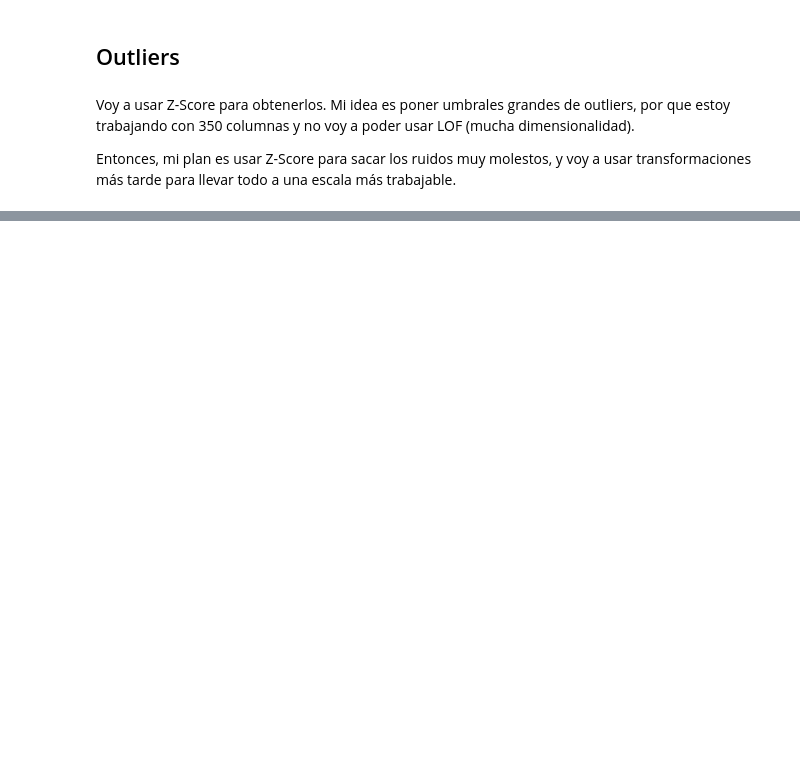
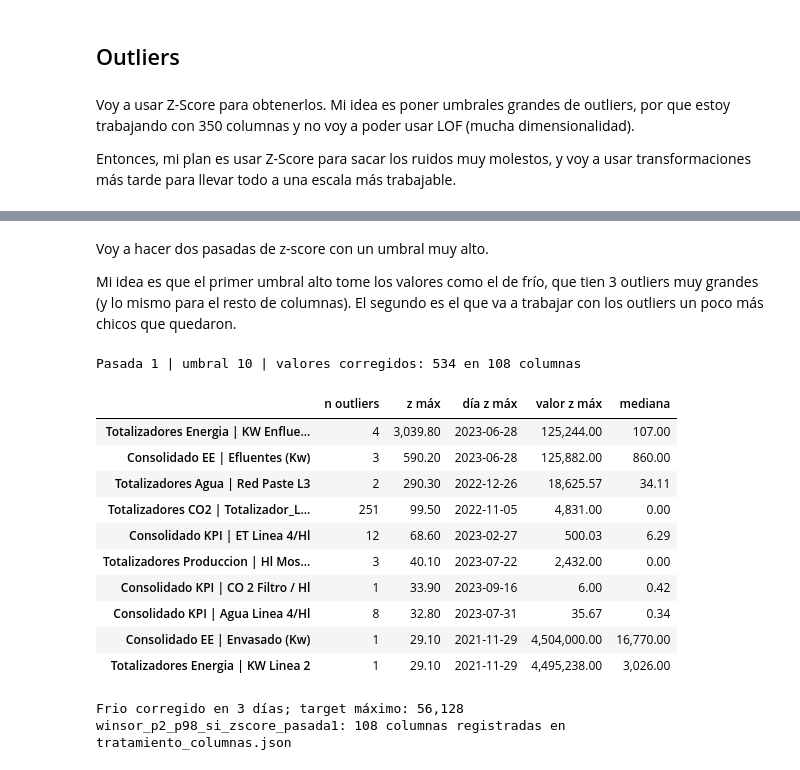
Before and after one commit to Marcjun/Cerveceria-LabDatosII, a Jupyter notebook: notebooks/preprocesado.ipynb, the cells around one changed output, grey strips where cells are left out. Cells and saved outputs as stored; diff of their text form; code cells hidden in the pictures; blank space fills up the shorter version.

```diff
--- a/notebooks/preprocesado.ipynb
+++ b/notebooks/preprocesado.ipynb
@@ -574,0 +595,4 @@ restos_redundantes: 6 columnas registradas en tratamiento_columnas.json
+# %%
+x_num = df_sin_resto.drop(columns="DIA")
+cols_cero = list(x_num.columns[(x_num == 0).all()])
+print(f"Columnas con todos sus valores en 0: {len(cols_cero)} de {x_num.shape[1]}")
@@ -574,0 +642,18 @@ restos_redundantes: 6 columnas registradas en tratamiento_columnas.json
+# %%
+df_sin_ident = df_sin_ident.sort_values("DIA").reset_index(drop=True)
+n_eval = round(len(df_sin_ident) * 0.15)   # días de validación y de test
+
+# Con test_size fijo y 2 cortes, TimeSeriesSplit da:
+#   corte 1: train = lo más antiguo (70 %)      | evaluación = los 15 % siguientes (validación)
+#   corte 2: train = train + validación (85 %)  | evaluación = el 15 % más reciente (test)
+(idx_train, idx_val), (_, idx_test) = TimeSeriesSplit(n_splits=2, test_size=n_eval).split(df_sin_ident)
+es_train = df_sin_ident.index.isin(idx_train)   # máscara para calcular los límites de outliers solo con train
+
+for nombre, idx in [("Train", idx_train), ("Validación", idx_val), ("Test", idx_test)]:
+    dias = df_sin_ident.loc[idx, "DIA"]
+    print(f"{nombre:<11} {len(idx):>4} días ({len(idx) / len(df_sin_ident):.1%}) | {dias.min().date()} -> {dias.max().date()}")
+
+# Se guardan los cortes para que el modelado y el pipeline usen exactamente los mismos
+registro_columnas["split"] = {nombre: str(df_sin_ident.loc[idx, "DIA"].max().date())
+                              for nombre, idx in [("fin_train", idx_train), ("fin_val", idx_val)]}
+ruta_columnas.write_text(json.dumps(registro_columnas, ensure_ascii=False, indent=2), encoding="utf-8")
@@ -689,0 +722,37 @@ Columnas con outliers después de winsorizar: 23
+# %% [markdown]
+Voy a hacer dos pasadas de z-score con un umbral muy alto.
+
+Mi idea es que el primer umbral alto tome los valores como el de frío, que tien 3 outliers muy grandes (y lo mismo para el resto de columnas). El segundo es el que va a trabajar con los outliers un poco más chicos que quedaron.
+# %%
+c_frio = "Consolidado EE | Frio (Kw)"
+# Fuera del análisis: calendario (codificado a propósito), metas (rellenadas con 1 provisoriamente)
+# y target (es Frio corrido un día: se corrige Frio y se recalcula)
+calendario = [c for c in df_sin_ident.columns
+              if c in ("DIA_SEMANA", "MES", "ESTACION", "FIN_SEMANA") or c.endswith(("_sin", "_cos"))]
+excluir_z = ["target", *calendario, *[c for c in metas if c in df_sin_ident.columns]]
+
+tabla_z1, mascara_z1 = outliers_zscore(df_sin_ident, umbral=UMBRAL_Z, excluir=excluir_z, filas_ref=es_train)
+df_out1, cols_out1 = winsorizar_marcados(df_sin_ident, mascara_z1, filas_ref=es_train)
+
+print(f"Pasada 1 | umbral {UMBRAL_Z} | valores corregidos: {mascara_z1.sum().sum()} en {len(cols_out1)} columnas")
+with pd.option_context("display.max_colwidth", None, "display.float_format", "{:,.2f}".format):
+    display(tabla_z1.head(10))
+
+print(f"Frio corregido en {mascara_z1[c_frio].sum()} días; target máximo: {df_out1['target'].max():,.0f}")
+
+registrar_tratamiento(cols_out1, "winsor_p2_p98_si_zscore_pasada1")
+# %% [output]
+Pasada 1 | umbral 10 | valores corregidos: 534 en 108 columnas
+|  | n outliers | z máx | día z máx | valor z máx | mediana |
+| Totalizadores Energia | KW Enflue... | 4 | 3,039.80 | 2023-06-28 | 125,244.00 | 107.00 |
+| Consolidado EE | Efluentes (Kw) | 3 | 590.20 | 2023-06-28 | 125,882.00 | 860.00 |
+| Totalizadores Agua | Red Paste L3 | 2 | 290.30 | 2022-12-26 | 18,625.57 | 34.11 |
+| Totalizadores CO2 | Totalizador_L... | 251 | 99.50 | 2022-11-05 | 4,831.00 | 0.00 |
+| Consolidado KPI | ET Linea 4/Hl | 12 | 68.60 | 2023-02-27 | 500.03 | 6.29 |
+| Totalizadores Produccion | Hl Mos... | 3 | 40.10 | 2023-07-22 | 2,432.00 | 0.00 |
+| Consolidado KPI | CO 2 Filtro / Hl | 1 | 33.90 | 2023-09-16 | 6.00 | 0.42 |
+| Consolidado KPI | Agua Linea 4/Hl | 8 | 32.80 | 2023-07-31 | 35.67 | 0.34 |
+| Consolidado EE | Envasado (Kw) | 1 | 29.10 | 2021-11-29 | 4,504,000.00 | 16,770.00 |
+| Totalizadores Energia | KW Linea 2 | 1 | 29.10 | 2021-11-29 | 4,495,238.00 | 3,026.00 |
+Frio corregido en 3 días; target máximo: 56,128
+winsor_p2_p98_si_zscore_pasada1: 108 columnas registradas en tratamiento_columnas.json
```
Also changed, not shown: parts of 62 cells of this notebook, 1 other file.
